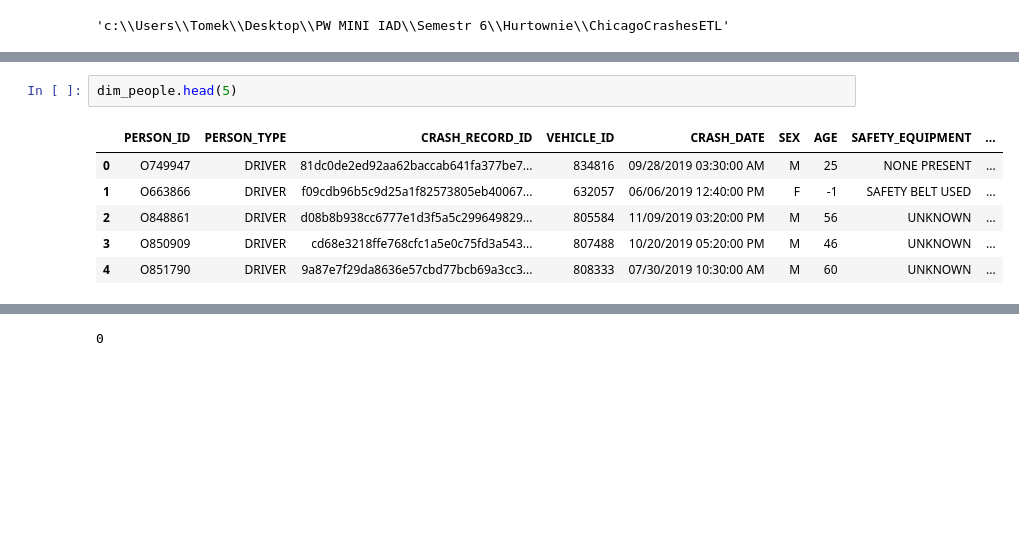
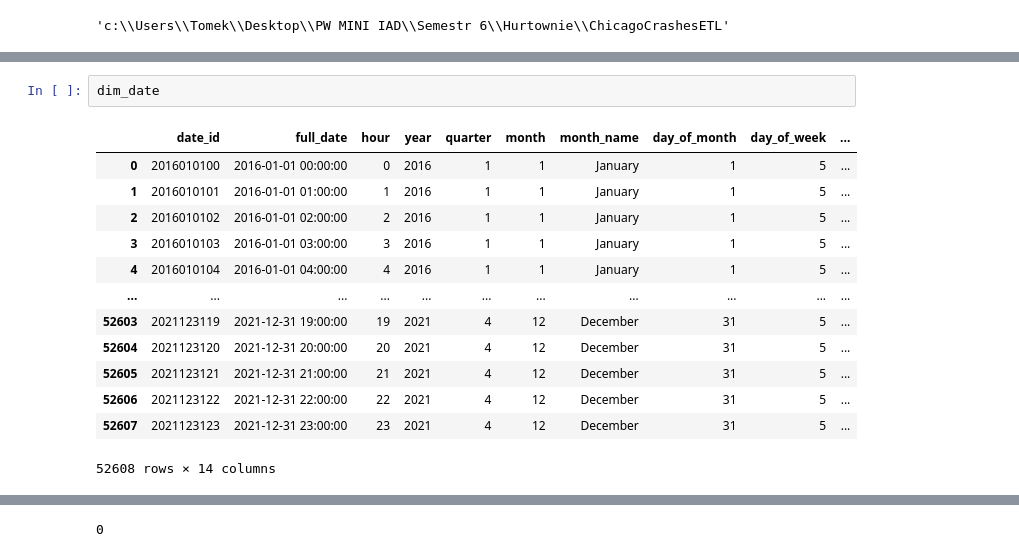
Before and after one commit to krukj/ChicagoCrashesETL, a Jupyter notebook: test.ipynb, the cells around one changed output, grey strips where cells are left out. Cells and saved outputs as stored; diff of their text form; blank space fills up the shorter version.

```diff
--- a/test.ipynb
+++ b/test.ipynb
@@ -54,10 +61,17 @@ dim_crash_info.head(5)
 # %%
-dim_people.head(5)
+dim_date
 # %% [output]
-|  | PERSON_ID | PERSON_TYPE | CRASH_RECORD_ID | VEHICLE_ID | CRASH_DATE | SEX | AGE | SAFETY_EQUIPMENT | ... |
-| 0 | O749947 | DRIVER | 81dc0de2ed92aa62baccab641fa377be7... | 834816 | 09/28/2019 03:30:00 AM | M | 25 | NONE PRESENT | ... |
-| 1 | O663866 | DRIVER | f09cdb96b5c9d25a1f82573805eb40067... | 632057 | 06/06/2019 12:40:00 PM | F | -1 | SAFETY BELT USED | ... |
-| 2 | O848861 | DRIVER | d08b8b938cc6777e1d3f5a5c299649829... | 805584 | 11/09/2019 03:20:00 PM | M | 56 | UNKNOWN | ... |
-| 3 | O850909 | DRIVER | cd68e3218ffe768cfc1a5e0c75fd3a543... | 807488 | 10/20/2019 05:20:00 PM | M | 46 | UNKNOWN | ... |
-| 4 | O851790 | DRIVER | 9a87e7f29da8636e57cbd77bcb69a3cc3... | 808333 | 07/30/2019 10:30:00 AM | M | 60 | UNKNOWN | ... |
+|  | date_id | full_date | hour | year | quarter | month | month_name | day_of_month | day_of_week | ... |
+| 0 | 2016010100 | 2016-01-01 00:00:00 | 0 | 2016 | 1 | 1 | January | 1 | 5 | ... |
+| 1 | 2016010101 | 2016-01-01 01:00:00 | 1 | 2016 | 1 | 1 | January | 1 | 5 | ... |
+| 2 | 2016010102 | 2016-01-01 02:00:00 | 2 | 2016 | 1 | 1 | January | 1 | 5 | ... |
+| 3 | 2016010103 | 2016-01-01 03:00:00 | 3 | 2016 | 1 | 1 | January | 1 | 5 | ... |
+| 4 | 2016010104 | 2016-01-01 04:00:00 | 4 | 2016 | 1 | 1 | January | 1 | 5 | ... |
+| ... | ... | ... | ... | ... | ... | ... | ... | ... | ... | ... |
+| 52603 | 2021123119 | 2021-12-31 19:00:00 | 19 | 2021 | 4 | 12 | December | 31 | 5 | ... |
+| 52604 | 2021123120 | 2021-12-31 20:00:00 | 20 | 2021 | 4 | 12 | December | 31 | 5 | ... |
+| 52605 | 2021123121 | 2021-12-31 21:00:00 | 21 | 2021 | 4 | 12 | December | 31 | 5 | ... |
+| 52606 | 2021123122 | 2021-12-31 22:00:00 | 22 | 2021 | 4 | 12 | December | 31 | 5 | ... |
+| 52607 | 2021123123 | 2021-12-31 23:00:00 | 23 | 2021 | 4 | 12 | December | 31 | 5 | ... |
+52608 rows × 14 columns
 # %%
```
Also changed, not shown: parts of 4 cells of this notebook, 5 other files.
